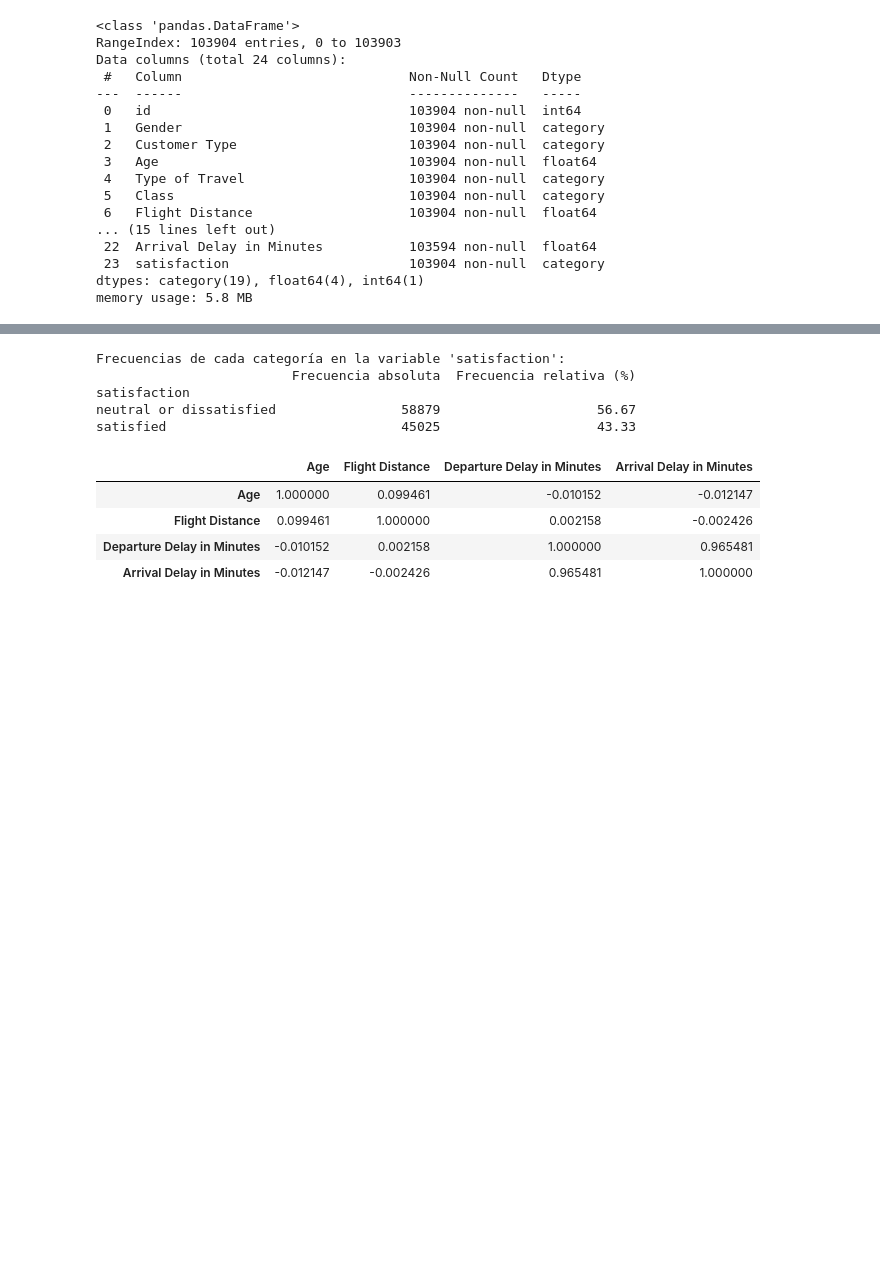
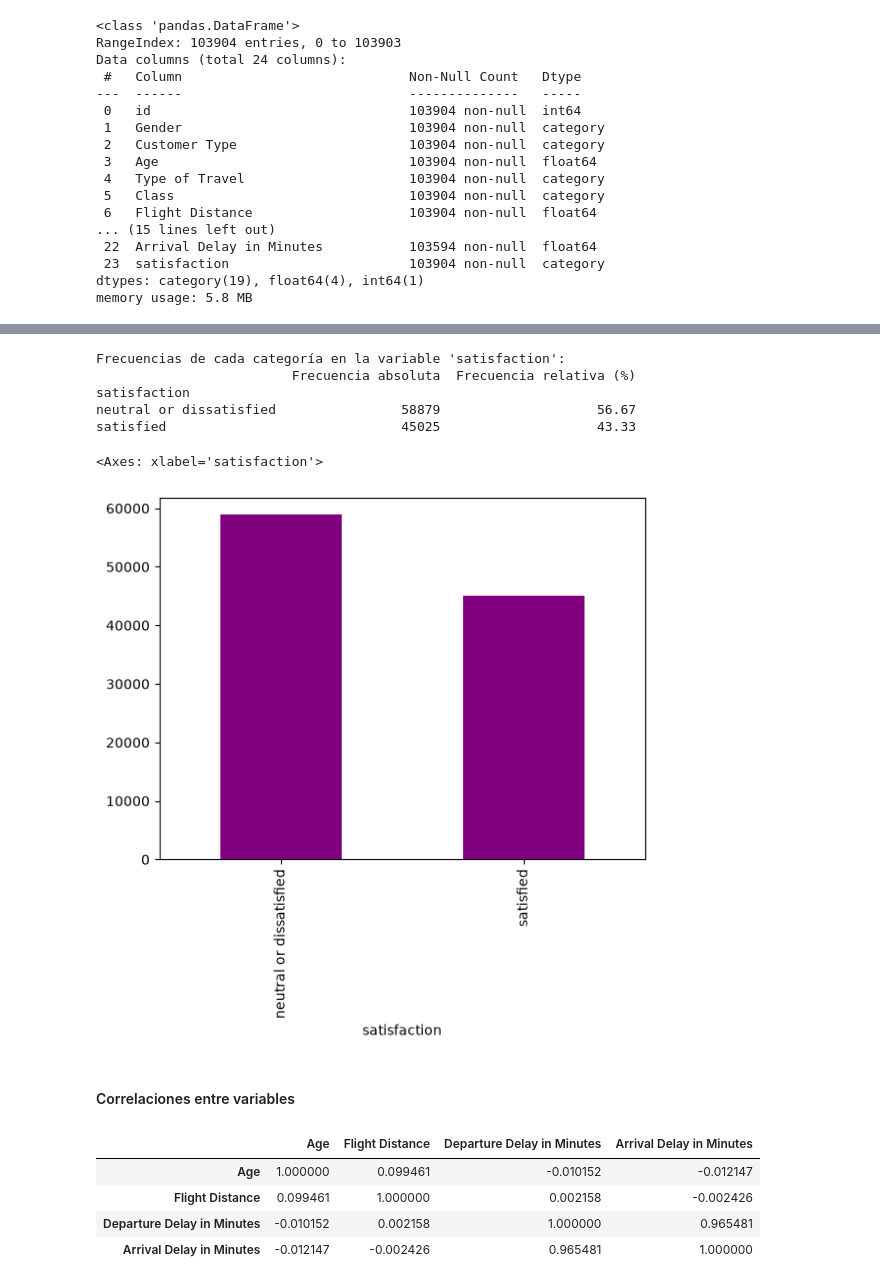
Before and after one commit to FIUBA-Posgrado-Inteligencia-Artificial/aprMaqI_CEIA, a Jupyter notebook: trabajo_practico/eda_airline_passenger.ipynb, the cells around one changed output, grey strips where cells are left out. Drawn from its saved outputs; the diff is of its cells as text; code cells hidden in the pictures; blank space fills up the shorter version.

```diff
--- a/trabajo_practico/eda_airline_passenger.ipynb
+++ b/trabajo_practico/eda_airline_passenger.ipynb
@@ -379,11 +401,16 @@ Eco Plus                 7494                     7.21
 # %%
-get_frecuency(df_analysis, "satisfaction")
+freq, freq_rel = get_frecuency(df_analysis, "satisfaction")
+freq.plot(kind='bar', color='purple')
 # %% [output]
 Frecuencias de cada categoría en la variable 'satisfaction':
                          Frecuencia absoluta  Frecuencia relativa (%)
 satisfaction
 neutral or dissatisfied                58879                    56.67
 satisfied                              45025                    43.33
+<Axes: xlabel='satisfaction'>
+[figure, added]
+# %% [markdown]
+#### Correlaciones entre variables
 # %%
 pearson_corr = df_analysis[numeric_columns].corr(method="pearson")
 pearson_corr
```
Also changed, not shown: parts of 32 cells of this notebook, 1 other file.
